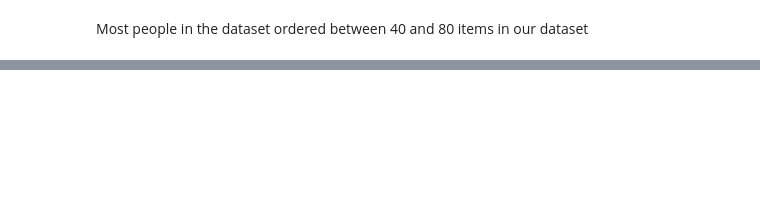
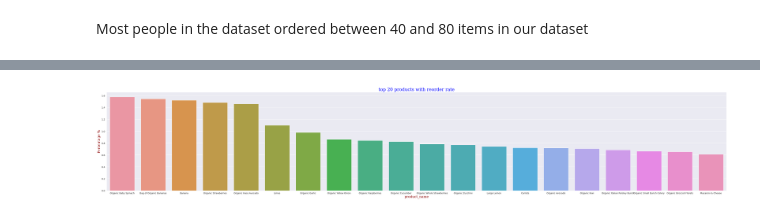
Before and after one commit to Msonu007/infoviz_term, a Jupyter notebook: phase1.ipynb, the cells around one changed output, grey strips where cells are left out. Cells and saved outputs as stored; diff of their text form; code cells hidden in the pictures; blank space fills up the shorter version.

```diff
--- a/phase1.ipynb
+++ b/phase1.ipynb
@@ -183,0 +179,2 @@ Most people in the dataset ordered between 40 and 80 items in our dataset
+# %%
+temp_ = df[df["reordered"] == 1]["product_name"].value_counts().reset_index()
@@ -183,0 +197,2 @@ Most people in the dataset ordered between 40 and 80 items in our dataset
+# %%
+temp_.columns = ["product_name","count"]
@@ -183,0 +219,6 @@ Most people in the dataset ordered between 40 and 80 items in our dataset
+# %%
+sum_count = temp_["count"].sum()
+temp_ = temp_.sort_values(by="count",key=lambda x:-1*x)
+temp_["reorder"] = (temp_["count"]/sum_count)
+# %%
+temp_["reorder"] = temp_["reorder"]*100
@@ -183,0 +241,9 @@ Most people in the dataset ordered between 40 and 80 items in our dataset
+# %%
+plt.figure(figsize=(50,8))
+sns.barplot(data=temp_.iloc[:20],x="product_name",y="reorder")
+plt.xlabel("product_name",fontdict=label_prop)
+plt.ylabel("Percentage %",fontdict=label_prop)
+plt.title("top 20 products with reorder rate",fontdict=title_prop)
+plt.show()
+# %% [output]
+[figure, added]
```
Also changed, not shown: parts of 19 cells of this notebook.
